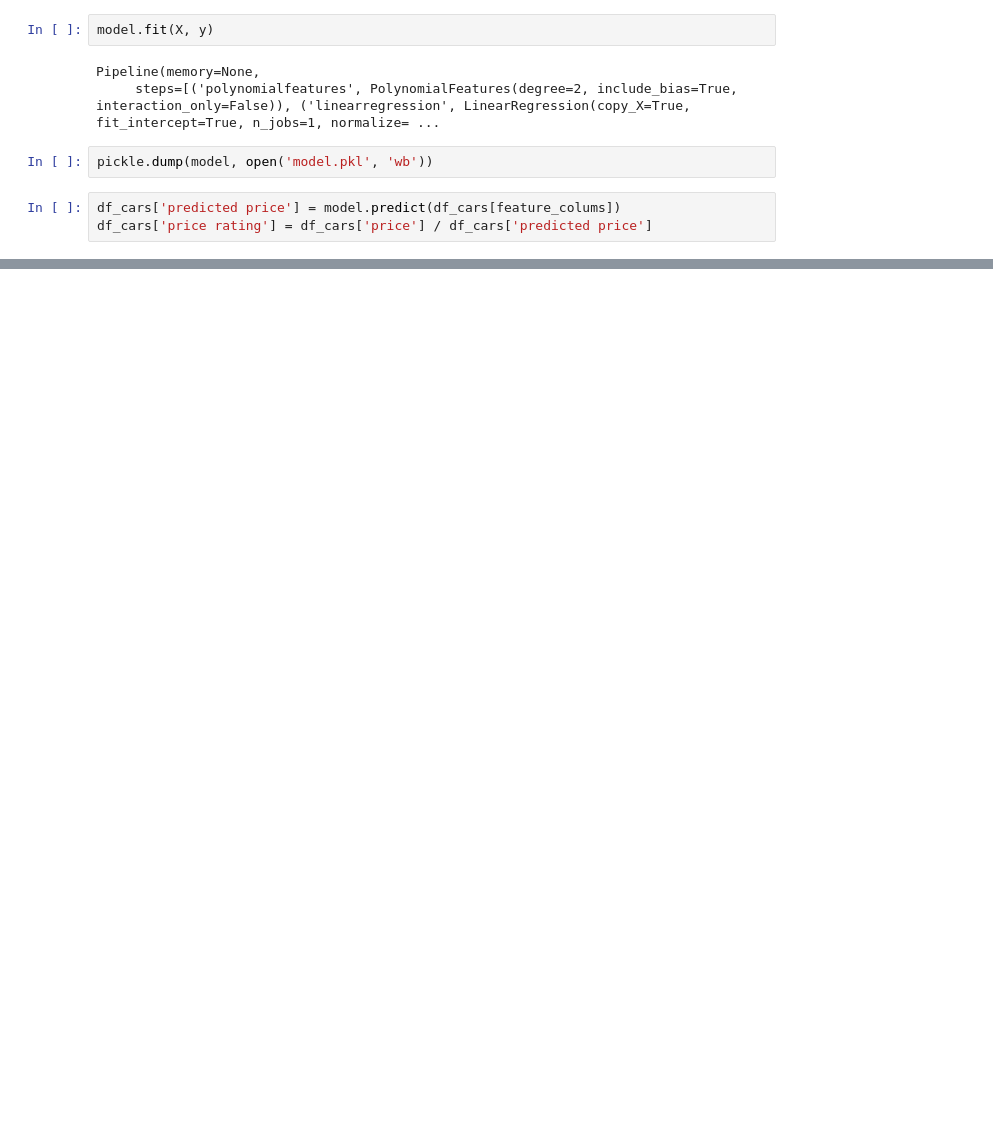
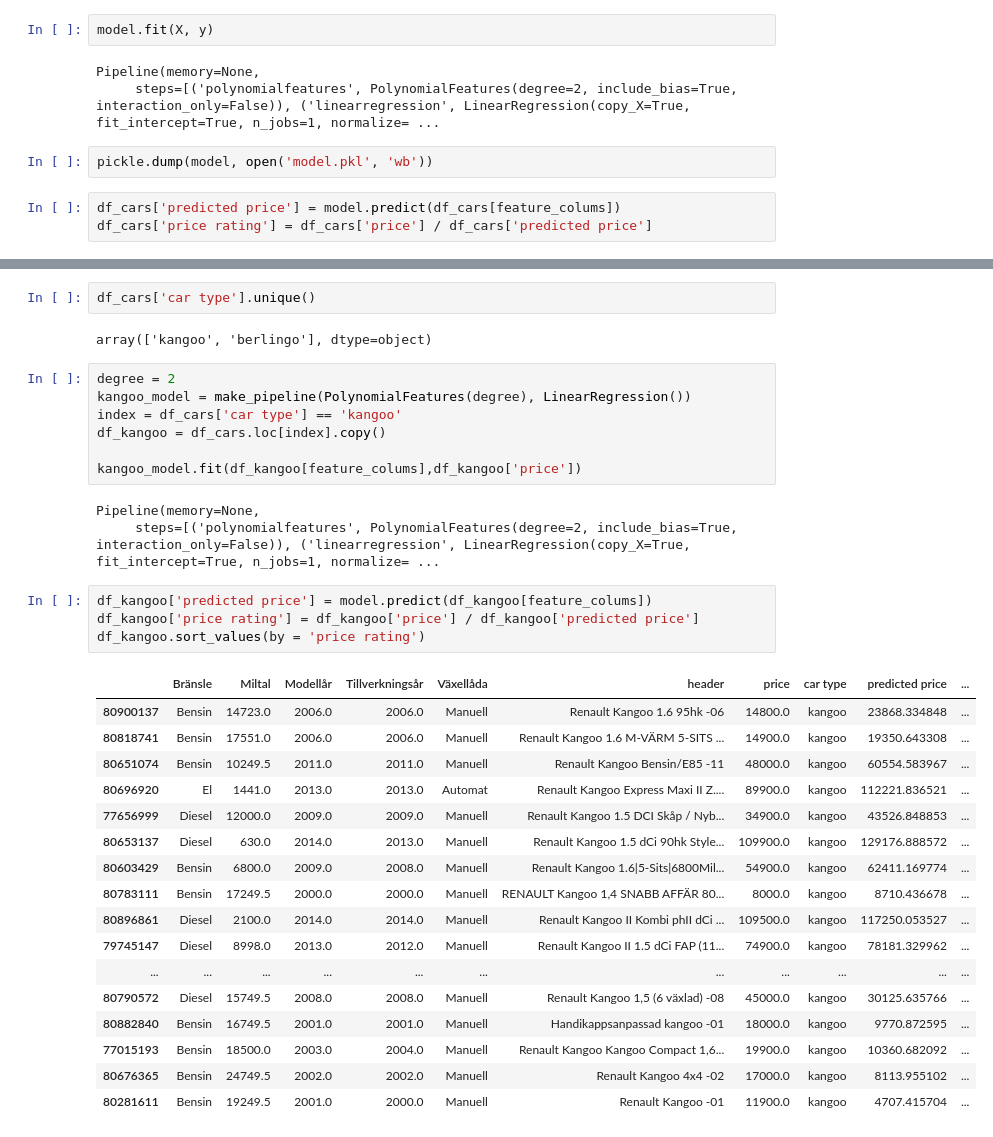
Before and after one commit to martinlarsalbert/blocket, a Jupyter notebook: regression.ipynb, the cells around one changed output, grey strips where cells are left out. Drawn from its saved outputs; the diff is of its cells as text; blank space fills up the shorter version.

```diff
--- a/regression.ipynb
+++ b/regression.ipynb
@@ -87,0 +88,36 @@ df_cars.loc[index]
+# %%
+df_cars['car type'].unique()
+# %% [output]
+array(['kangoo', 'berlingo'], dtype=object)
+# %%
+degree = 2
+kangoo_model = make_pipeline(PolynomialFeatures(degree), LinearRegression())
+index = df_cars['car type'] == 'kangoo'
+df_kangoo = df_cars.loc[index].copy()
+
+kangoo_model.fit(df_kangoo[feature_colums],df_kangoo['price'])
+# %% [output]
+Pipeline(memory=None,
+     steps=[('polynomialfeatures', PolynomialFeatures(degree=2, include_bias=True, interaction_only=False)), ('linearregression', LinearRegression(copy_X=True, fit_intercept=True, n_jobs=1, normalize= ...
+# %%
+df_kangoo['predicted price'] = model.predict(df_kangoo[feature_colums])
+df_kangoo['price rating'] = df_kangoo['price'] / df_kangoo['predicted price']
+df_kangoo.sort_values(by = 'price rating')
+# %% [output]
+|  | Bränsle | Miltal | Modellår | Tillverkningsår | Växellåda | header | price | car type | predicted price | ... |
+| 80900137 | Bensin | 14723.0 | 2006.0 | 2006.0 | Manuell | Renault Kangoo 1.6 95hk -06 | 14800.0 | kangoo | 23868.334848 | ... |
+| 80818741 | Bensin | 17551.0 | 2006.0 | 2006.0 | Manuell | Renault Kangoo 1.6 M-VÄRM 5-SITS ... | 14900.0 | kangoo | 19350.643308 | ... |
+| 80651074 | Bensin | 10249.5 | 2011.0 | 2011.0 | Manuell | Renault Kangoo Bensin/E85 -11 | 48000.0 | kangoo | 60554.583967 | ... |
+| 80696920 | El | 1441.0 | 2013.0 | 2013.0 | Automat | Renault Kangoo Express Maxi II Z.... | 89900.0 | kangoo | 112221.836521 | ... |
+| 77656999 | Diesel | 12000.0 | 2009.0 | 2009.0 | Manuell | Renault Kangoo 1.5 DCI Skåp / Nyb... | 34900.0 | kangoo | 43526.848853 | ... |
+| 80653137 | Diesel | 630.0 | 2014.0 | 2013.0 | Manuell | Renault Kangoo 1.5 dCi 90hk Style... | 109900.0 | kangoo | 129176.888572 | ... |
+| 80603429 | Bensin | 6800.0 | 2009.0 | 2008.0 | Manuell | Renault Kangoo 1.6|5-Sits|6800Mil... | 54900.0 | kangoo | 62411.169774 | ... |
+| 80783111 | Bensin | 17249.5 | 2000.0 | 2000.0 | Manuell | RENAULT Kangoo 1,4 SNABB AFFÄR 80... | 8000.0 | kangoo | 8710.436678 | ... |
+| 80896861 | Diesel | 2100.0 | 2014.0 | 2014.0 | Manuell | Renault Kangoo II Kombi phII dCi ... | 109500.0 | kangoo | 117250.053527 | ... |
+| 79745147 | Diesel | 8998.0 | 2013.0 | 2012.0 | Manuell | Renault Kangoo II 1.5 dCi FAP (11... | 74900.0 | kangoo | 78181.329962 | ... |
+| ... | ... | ... | ... | ... | ... | ... | ... | ... | ... | ... |
+| 80790572 | Diesel | 15749.5 | 2008.0 | 2008.0 | Manuell | Renault Kangoo 1,5 (6 växlad) -08 | 45000.0 | kangoo | 30125.635766 | ... |
+| 80882840 | Bensin | 16749.5 | 2001.0 | 2001.0 | Manuell | Handikappsanpassad kangoo -01 | 18000.0 | kangoo | 9770.872595 | ... |
+| 77015193 | Bensin | 18500.0 | 2003.0 | 2004.0 | Manuell | Renault Kangoo Kangoo Compact 1,6... | 19900.0 | kangoo | 10360.682092 | ... |
+| 80676365 | Bensin | 24749.5 | 2002.0 | 2002.0 | Manuell | Renault Kangoo 4x4 -02 | 17000.0 | kangoo | 8113.955102 | ... |
+| 80281611 | Bensin | 19249.5 | 2001.0 | 2000.0 | Manuell | Renault Kangoo -01 | 11900.0 | kangoo | 4707.415704 | ... |
```
Also changed, not shown: parts of 6 cells of this notebook, 1 other file.
